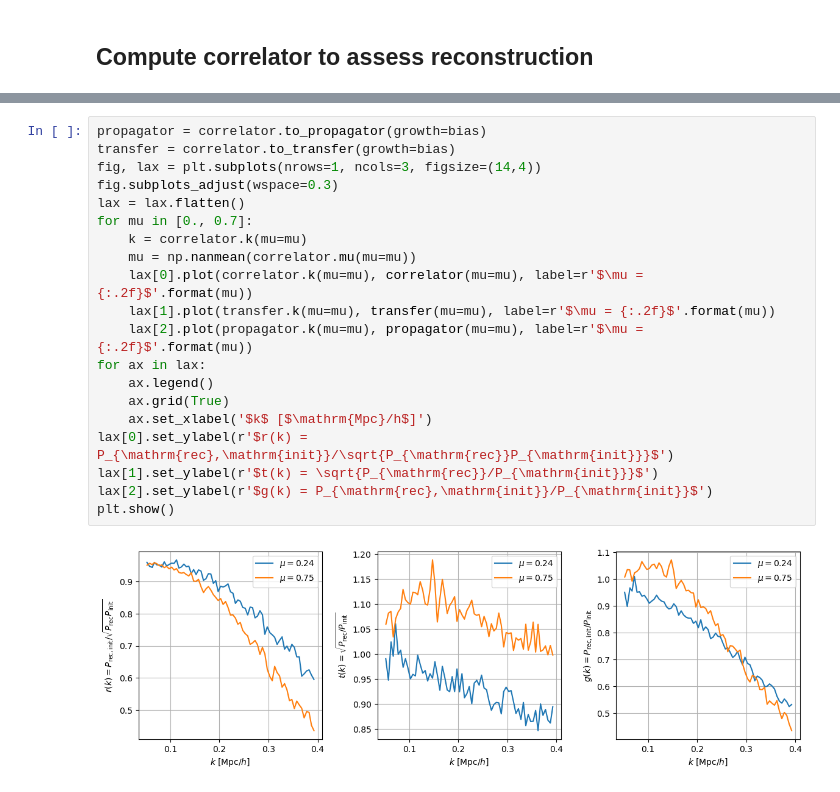
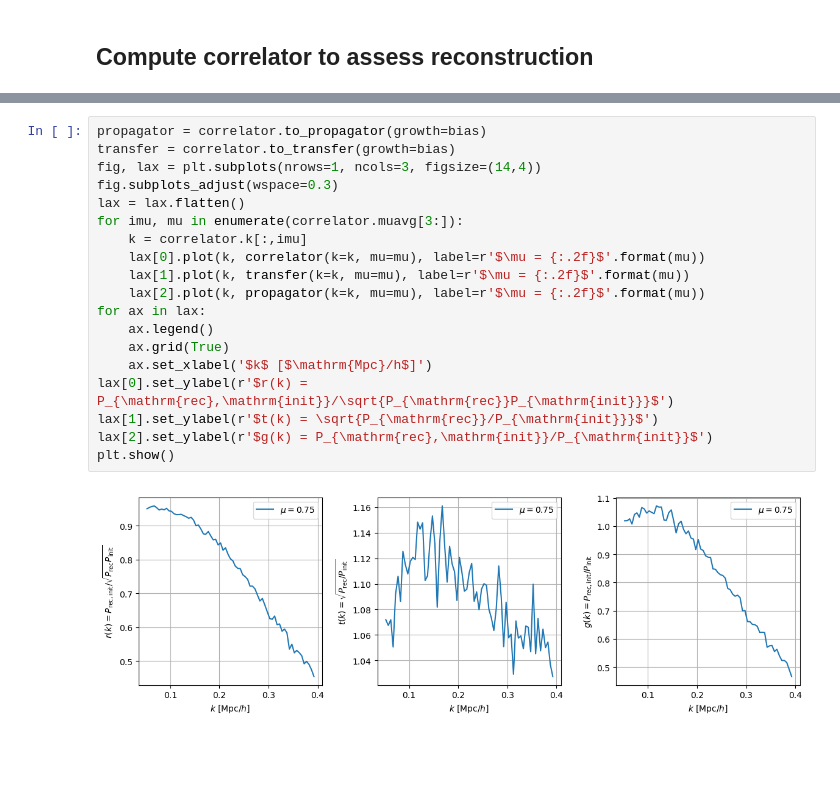
Before and after one commit to cosmodesi/pyrecon, a Jupyter notebook: nb/e2e_examples.ipynb, the cells around one changed output, grey strips where cells are left out. Cells and saved outputs as stored; diff of their text form; blank space fills up the shorter version.

```diff
--- a/nb/e2e_examples.ipynb
+++ b/nb/e2e_examples.ipynb
@@ -97,25 +98,24 @@ correlator = MeshFFTCorrelator(mesh_recon, mesh_real, edges=(kedges, muedges), l
 # %%
 propagator = correlator.to_propagator(growth=bias)
 transfer = correlator.to_transfer(growth=bias)
 fig, lax = plt.subplots(nrows=1, ncols=3, figsize=(14,4))
 fig.subplots_adjust(wspace=0.3)
 lax = lax.flatten()
-for mu in [0., 0.7]:
-    k = correlator.k(mu=mu)
-    mu = np.nanmean(correlator.mu(mu=mu))
-    lax[0].plot(correlator.k(mu=mu), correlator(mu=mu), label=r'$\mu = {:.2f}$'.format(mu))
-    lax[1].plot(transfer.k(mu=mu), transfer(mu=mu), label=r'$\mu = {:.2f}$'.format(mu))
-    lax[2].plot(propagator.k(mu=mu), propagator(mu=mu), label=r'$\mu = {:.2f}$'.format(mu))
+for imu, mu in enumerate(correlator.muavg[3:]):
+    k = correlator.k[:,imu]
+    lax[0].plot(k, correlator(k=k, mu=mu), label=r'$\mu = {:.2f}$'.format(mu))
+    lax[1].plot(k, transfer(k=k, mu=mu), label=r'$\mu = {:.2f}$'.format(mu))
+    lax[2].plot(k, propagator(k=k, mu=mu), label=r'$\mu = {:.2f}$'.format(mu))
 for ax in lax:
     ax.legend()
     ax.grid(True)
     ax.set_xlabel('$k$ [$\mathrm{Mpc}/h$]')
 lax[0].set_ylabel(r'$r(k) = P_{\mathrm{rec},\mathrm{init}}/\sqrt{P_{\mathrm{rec}}P_{\mathrm{init}}}$')
 lax[1].set_ylabel(r'$t(k) = \sqrt{P_{\mathrm{rec}}/P_{\mathrm{init}}}$')
 lax[2].set_ylabel(r'$g(k) = P_{\mathrm{rec},\mathrm{init}}/P_{\mathrm{init}}$')
 plt.show()
 # %% [output]
-[figure, old version]
+[figure, new version]
 # %%
 # You can save the result (similarly for MeshFFTCorrelator and MeshFFTTransfer)
 with tempfile.TemporaryDirectory() as tmp_dir:
```
Also changed, not shown: parts of 4 cells of this notebook, 3 other files.
